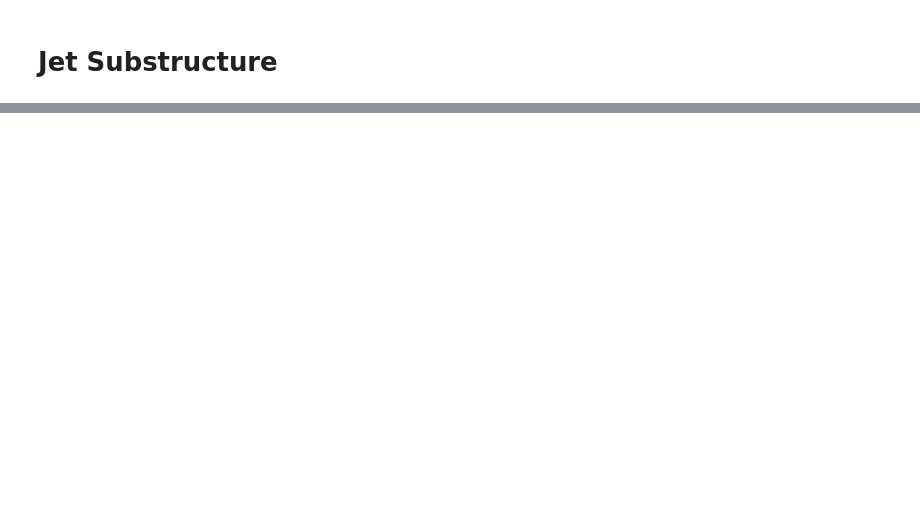
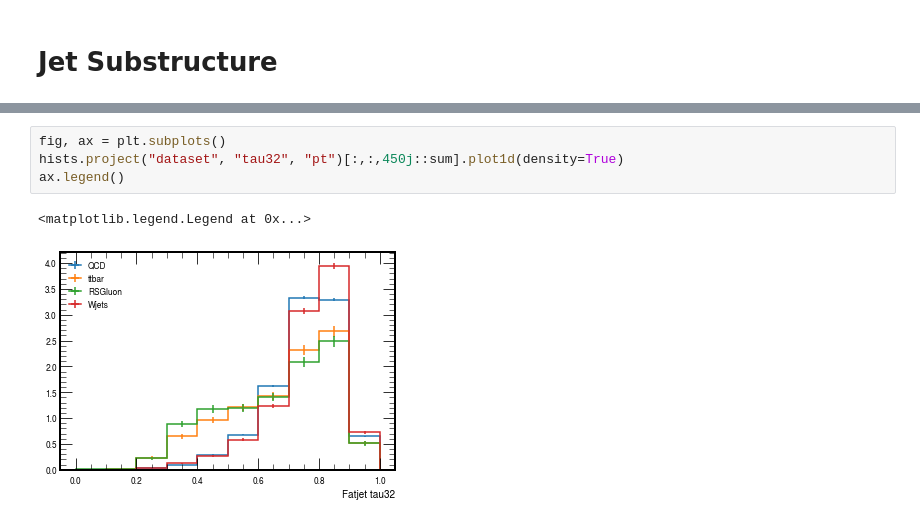
Before and after one commit to cms-jet/JMEDAS, a Jupyter notebook: notebooks/master/Jet_Substructure.ipynb, the cells around one changed output, grey strips where cells are left out. Drawn from its saved outputs; the diff is of its cells as text; blank space fills up the shorter version.

```diff
--- a/notebooks/master/Jet_Substructure.ipynb
+++ b/notebooks/master/Jet_Substructure.ipynb
@@ -225,0 +128,7 @@ The following two plots show what QCD events look like in different $p_{T}$ rang
+# %%
+fig, ax = plt.subplots()
+hists.project("dataset", "tau32", "pt")[:,:,450j::sum].plot1d(density=True)
+ax.legend()
+# %% [output]
+<matplotlib.legend.Legend at 0x...>
+[figure, added]
```
Also changed, not shown: parts of 35 cells of this notebook, 5 other files.
